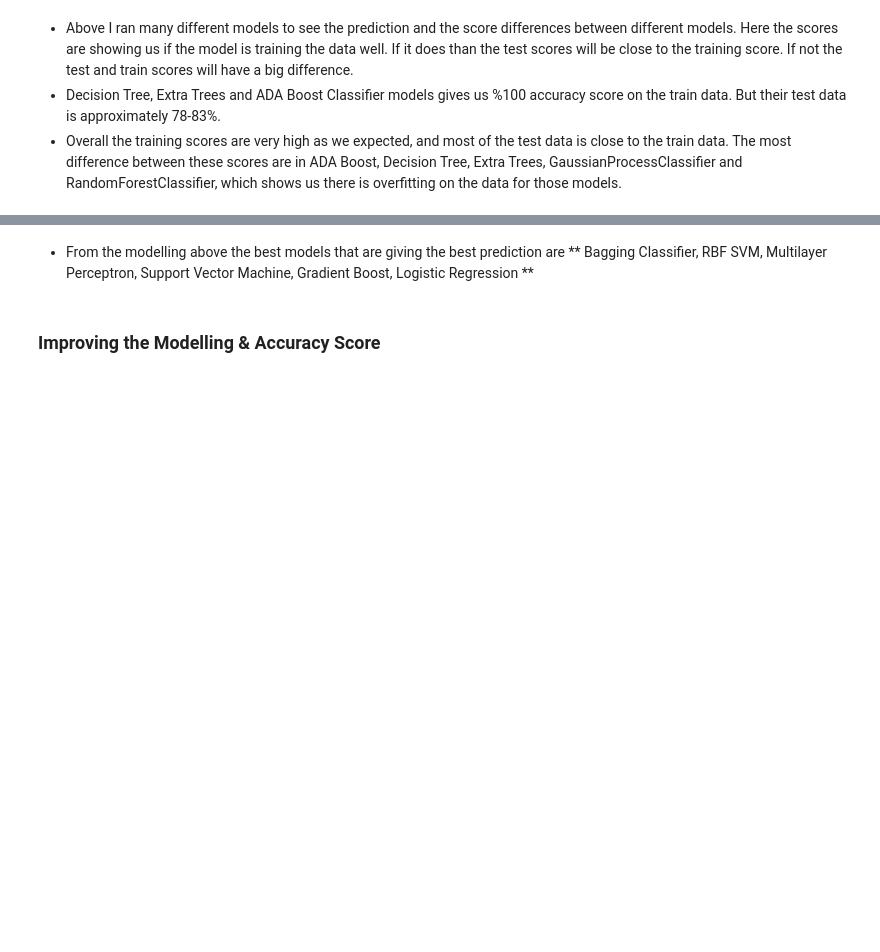
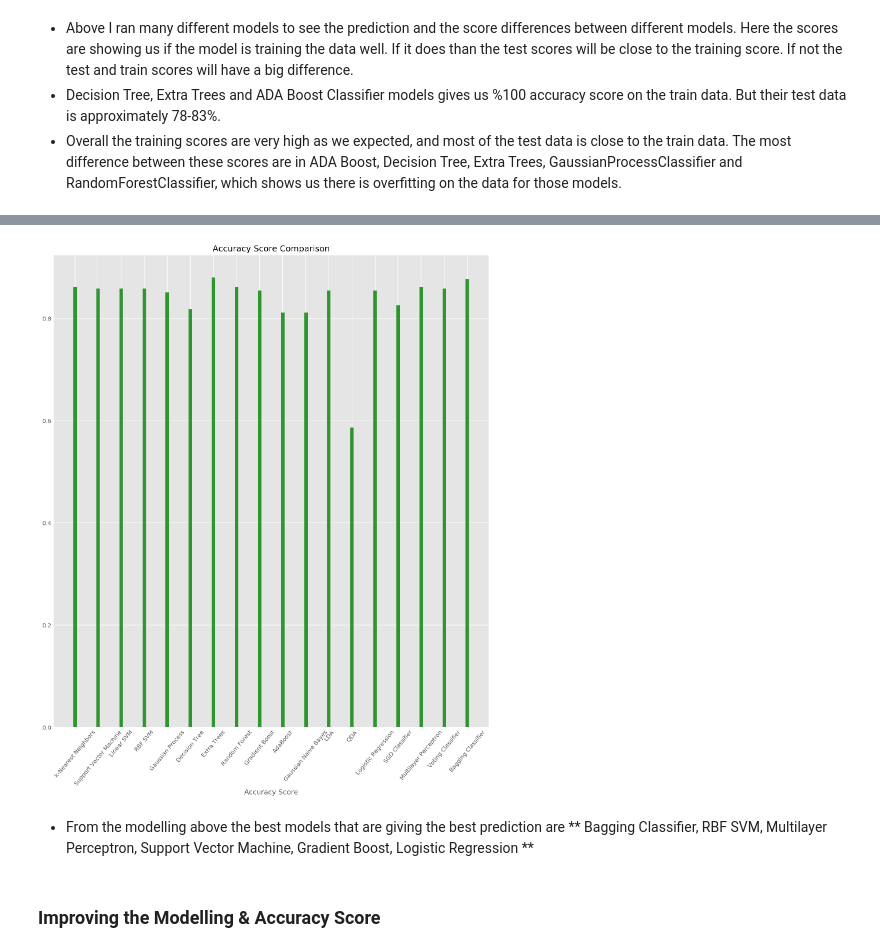
Before and after one commit to DidemIscan/DSI7_CapstoneProject, a Jupyter notebook: Modelling&HeartDiseasePrediction.ipynb, the cells around one changed output, grey strips where cells are left out. Saved outputs shown, nothing was run; the diff lists cells and outputs as text; code cells hidden in the pictures; blank space fills up the shorter version.

```diff
--- a/Modelling&HeartDiseasePrediction.ipynb
+++ b/Modelling&HeartDiseasePrediction.ipynb
@@ -582,3 +613,18 @@ models_df.sort_values('AccuracyScore',ascending=False)
+# %%
+fig = plt.figure(figsize=(12,15))
+index = models_names
+bar_width = 0.15
+opacity = 0.8
+y_pos = np.arange(len(index))
+
+plt.bar(index, models_df.AccuracyScore, bar_width, alpha=opacity, align='center', color=['green'])
+plt.xticks(y_pos, index, rotation = 50)
+plt.xlabel('Accuracy Score')
+plt.title('Accuracy Score Comparison')
+
+plt.show();
+# %% [output]
+[figure, added]
 # %% [markdown]
 - From the modelling above the best models that are giving the best prediction are ** Bagging Classifier, RBF SVM, Multilayer Perceptron, Support Vector Machine, Gradient Boost, Logistic Regression **
 # %% [markdown]
```
Also changed, not shown: parts of 71 cells of this notebook, 5 other files.
